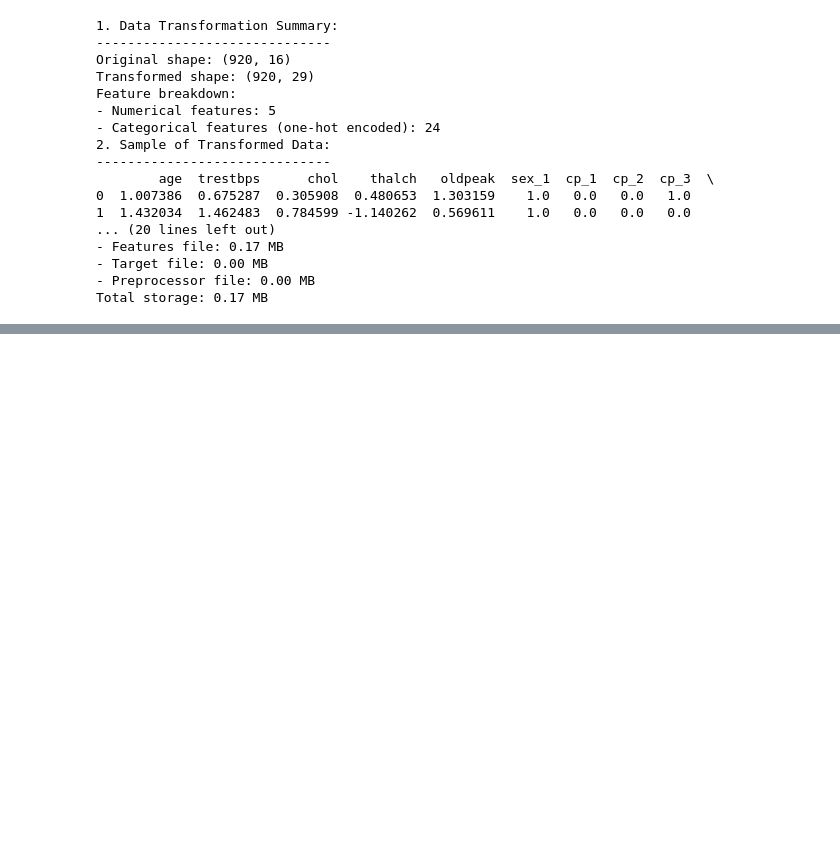
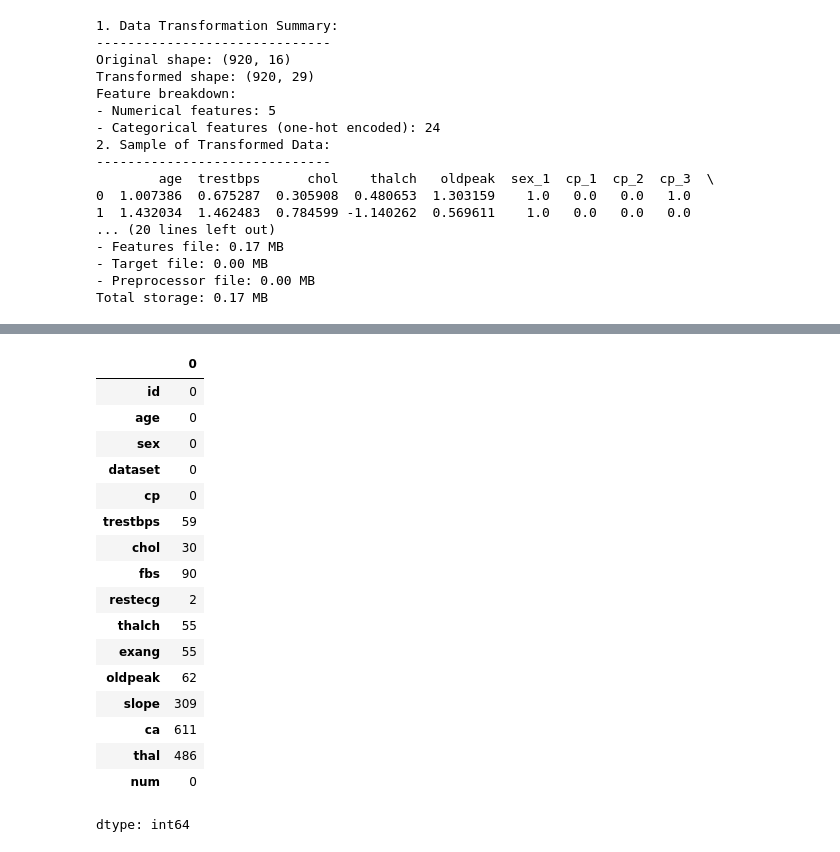
Before and after one commit to davyleroy/ML_data_preprocessing, a Jupyter notebook: ml_pipeline_davy_data_preprocessing.ipynb, the cells around one changed output, grey strips where cells are left out. Saved outputs shown, nothing was run; the diff lists cells and outputs as text; code cells hidden in the pictures; blank space fills up the shorter version.

```diff
--- a/ml_pipeline_davy_data_preprocessing.ipynb
+++ b/ml_pipeline_davy_data_preprocessing.ipynb
@@ -300,0 +499,29 @@ Total storage: 0.17 MB
+# %%
+import pandas as pd
+import numpy as np
+import seaborn as sns
+import matplotlib.pyplot as plt
+from sklearn.preprocessing import LabelEncoder
+
+# Read the data
+df = pd.read_csv('heart.csv')
+
+# Identify data types
+print("Data Types in Dataset:")
+print(df.dtypes)
+
+# Separate numerical and categorical columns
+numerical_cols = df.select_dtypes(include=['int64', 'float64']).columns
+categorical_cols = df.select_dtypes(include=['object']).columns
+
+print("\
+Numerical Columns:")
+print(numerical_cols)
+print("\
+Categorical Columns:")
+print(categorical_cols)
+
+# Basic statistics for numerical columns
+print("\
+Numerical Features Statistics:")
+print(df[numerical_cols].describe())
@@ -300,0 +546,22 @@ Total storage: 0.17 MB
+# %%
+# Check for missing values
+df.isnull().sum()
+# %% [output]
+|  | 0 |
+| id | 0 |
+| age | 0 |
+| sex | 0 |
+| dataset | 0 |
+| cp | 0 |
+| trestbps | 59 |
+| chol | 30 |
+| fbs | 90 |
+| restecg | 2 |
+| thalch | 55 |
+| exang | 55 |
+| oldpeak | 62 |
+| slope | 309 |
+| ca | 611 |
+| thal | 486 |
+| num | 0 |
+dtype: int64
```
Also changed, not shown: parts of 21 cells of this notebook.
